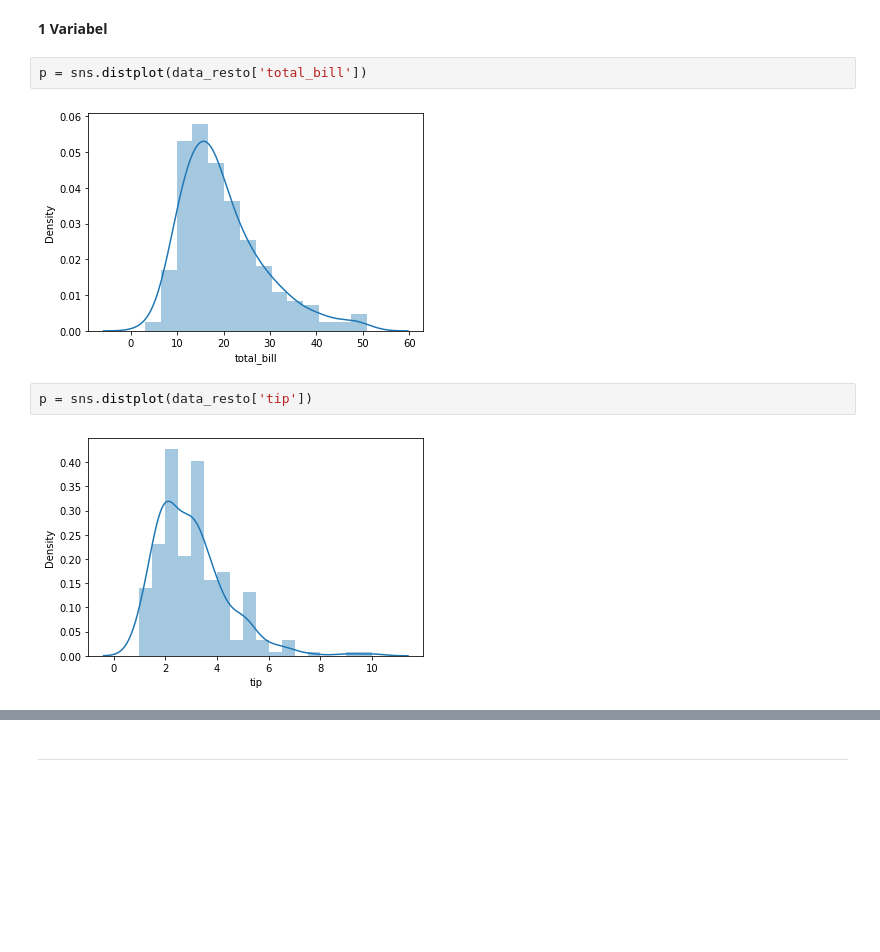
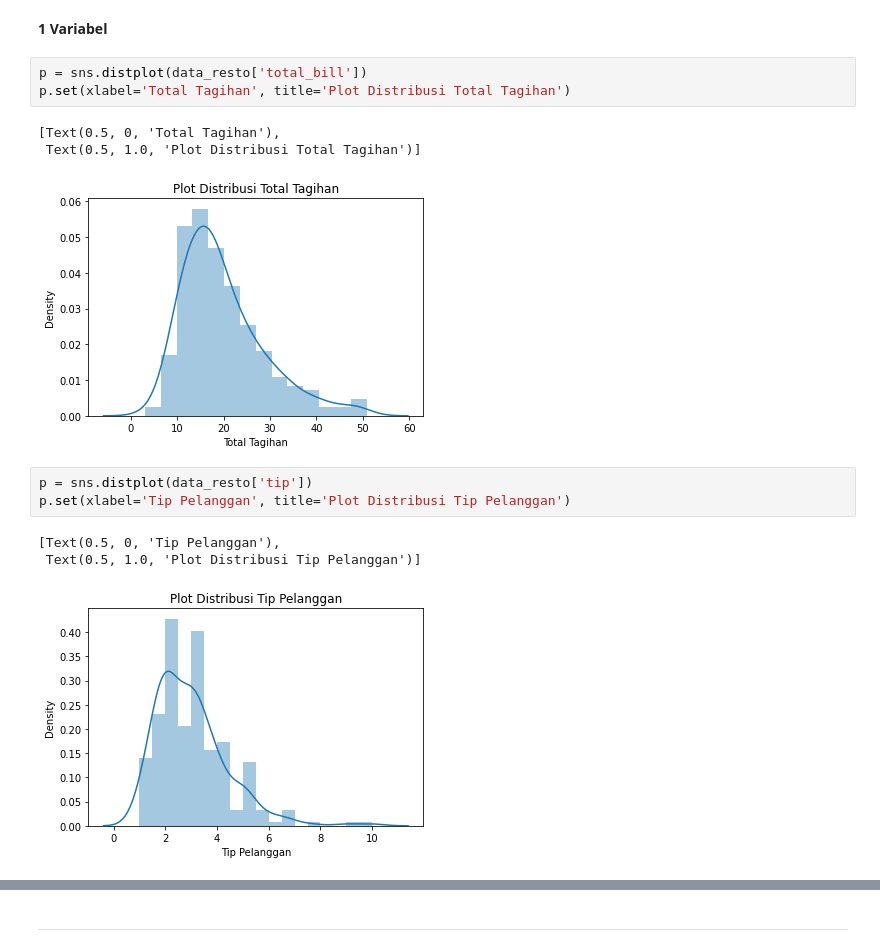
Before and after one commit to ulwanfaqih/Portofolio, a Jupyter notebook: Insight_Data_Pelanggan_Restoran.ipynb, the cells around one changed output, grey strips where cells are left out. Saved outputs shown, nothing was run; the diff lists cells and outputs as text; blank space fills up the shorter version.

```diff
--- a/Insight_Data_Pelanggan_Restoran.ipynb
+++ b/Insight_Data_Pelanggan_Restoran.ipynb
@@ -167,11 +167,17 @@ data_resto.head()
 **1 Variabel**
 # %%
 p = sns.distplot(data_resto['total_bill'])
+p.set(xlabel='Total Tagihan', title='Plot Distribusi Total Tagihan')
 # %% [output]
+[Text(0.5, 0, 'Total Tagihan'),
+ Text(0.5, 1.0, 'Plot Distribusi Total Tagihan')]
-[figure, old version]
+[figure, new version]
 # %%
 p = sns.distplot(data_resto['tip'])
+p.set(xlabel='Tip Pelanggan', title='Plot Distribusi Tip Pelanggan')
 # %% [output]
+[Text(0.5, 0, 'Tip Pelanggan'),
+ Text(0.5, 1.0, 'Plot Distribusi Tip Pelanggan')]
-[figure, old version]
+[figure, new version]
 # %%
 p = sns.countplot(x ="sex",data=data_resto)
```
Also changed, not shown: parts of 22 cells of this notebook.
